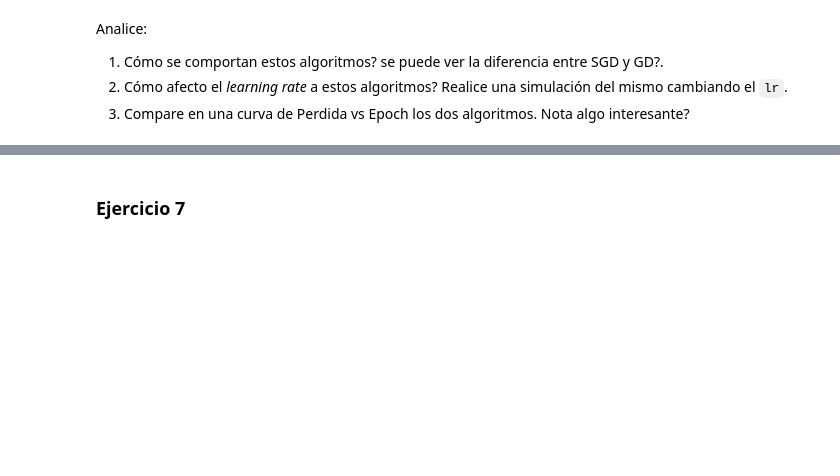
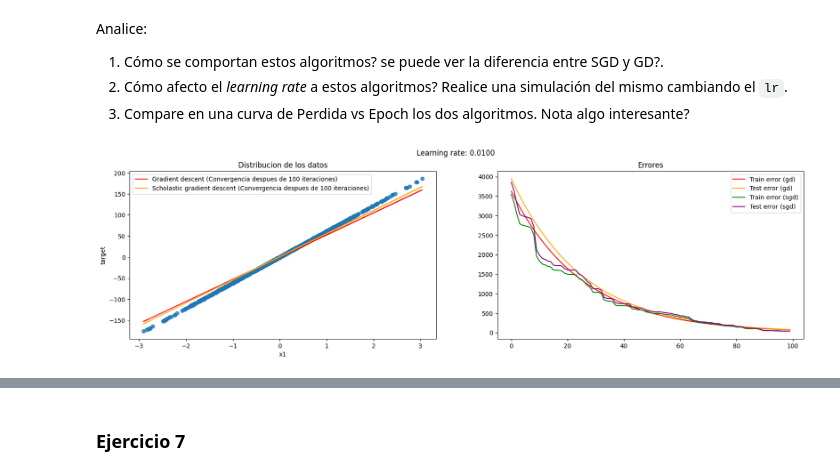
Before and after one commit to gmvtrmaga/ceia-intro-ia, a Jupyter notebook: tp_integrador_enunciado/tpi_parte2.ipynb, the cells around one changed output, grey strips where cells are left out. Saved outputs shown, nothing was run; the diff lists cells and outputs as text; code cells hidden in the pictures; blank space fills up the shorter version.

```diff
--- a/tp_integrador_enunciado/tpi_parte2.ipynb
+++ b/tp_integrador_enunciado/tpi_parte2.ipynb
@@ -539,6 +539,13 @@ $$
 # %% [markdown]
 
 Esto se puede implementar en Python de la siguiente manera:
+# %%
+def mse(X: np.ndarray, y: np.ndarray, theta: np.ndarray) -> float:
+    """Función mean square error"""
+    N = len(y)
+    y_hat: np.ndarray = X.dot(theta)
+    error: np.ndarray = y - y_hat
+    return ((1 / N) * (error.T @ error)).flatten()[0]
 # %%
 def gradient(X: np.ndarray, y: np.ndarray, theta: np.ndarray) -> np.ndarray:
     """
@@ -573,8 +580,9 @@ def gradient(X: np.ndarray, y: np.ndarray, theta: np.ndarray) -> np.ndarray:
     """
     N = len(y)
     y_hat = X.dot(theta)
-
-    grad = (-2 / N) * X.T.dot(y - y_hat)
+    x_t = X.T
+    error = y - y_hat
+    grad = (-2 / N) * (x_t @ error)
 
     return grad
 # %% [markdown]
@@ -633,3 +683,91 @@ Analice:
 1. Cómo se comportan estos algoritmos? se puede ver la diferencia entre SGD y GD?.
 2. Cómo afecto el _learning rate_ a estos algoritmos? Realice una simulación del mismo cambiando el `lr`.
 3. Compare en una curva de Perdida vs Epoch los dos algoritmos. Nota algo interesante?
+# %%
+max_epochs = 100
+
+data: DataFrame = generate_dataset(
+    n_samples=1000,
+    n_features=1,
+    n_informative=1,
+    n_targets=1,
+    noise=0.5,
+    bias=0,
+    output="dataframe",
+)
+# Preparar datos como se explica en el ejercicio
+data.rename(columns={"x0": "x1"}, inplace=True)
+data["x0"] = 1
+data = data[["x0", "x1", "target"]]
+x = data[[col for col in data.columns if col != "target"]].to_numpy()
+y = data["target"].to_numpy()
+
+# Split train/test
+xtrain, xtest, ytrain, ytest = train_test_split(x, y, test_size=0.25)
+ytrain = ytrain.reshape(-1, 1)
+ytest = ytest.reshape(-1, 1)
+
+for lr in np.linspace(0.01, 0.1, 5):
+    # Analisis GD
+    gd_coefs, gd_mse_train, gd_mse_test = GD(
+        xtrain, ytrain, xtest, ytest, max_epochs=max_epochs, lr=lr, tolerance=0.05
+    )
+
+    # Analisis SGD
+    sgd_coefs, sgd_mse_train, sgd_mse_test = SGD(
+        xtrain, ytrain, xtest, ytest, max_epochs=max_epochs, lr=lr, tolerance=0.05
+    )
+
+    # Representacion datos
+    fig, axes = plt.subplots(1, 2, figsize=(20, 5))
+
+    sns.regplot(x="x1", y="target", data=data, ax=axes[0], fit_reg=False)
+    axes[0].plot(
+        data["x1"],
+        [gd_coefs.flatten()[0] + gd_coefs.flatten()[1] * val for val in data["x1"]],
+        label="Gradient descent (Convergencia despues de "
+        + str(len(gd_mse_train))
+        + " iteraciones)",
+        color="red",
+    )
+    axes[0].plot(
+        data["x1"],
+        [sgd_coefs.flatten()[0] + sgd_coefs.flatten()[1] * val for val in data["x1"]],
+        label="Scholastic gradient descent (Convergencia despues de "
+        + str(len(sgd_mse_train))
+        + " iteraciones)",
+        color="orange",
+    )
+    axes[0].legend()
+    axes[0].set_title("Distribucion de los datos")
+
+    epochs = range(max_epochs)
+    axes[1].plot(
+        epochs,
+        [gd_mse_train[min(i, len(gd_mse_train) - 1)] for i in epochs],
+        label="Train error (gd)",
+        color="red",
+    )
+    axes[1].plot(
+        epochs,
+        [gd_mse_test[min(i, len(gd_mse_test) - 1)] for i in epochs],
+        label="Test error (gd)",
+        color="orange",
+    )
+    axes[1].plot(
+        epochs,
+        [sgd_mse_train[min(i, len(sgd_mse_train) - 1)] for i in epochs],
+        label="Train error (sgd)",
+        color="green",
+    )
+    axes[1].plot(
+        epochs,
+        [sgd_mse_test[min(i, len(sgd_mse_test) - 1)] for i in epochs],
+        label="Test error (sgd)",
+        color="purple",
+    )
+    axes[1].legend()
+    axes[1].set_title("Errores")
+    fig.suptitle("Learning rate: " + "{:.4f}".format(lr))
+# %% [output]
+[figure, added]
```
Also changed, not shown: parts of 9 cells of this notebook.
